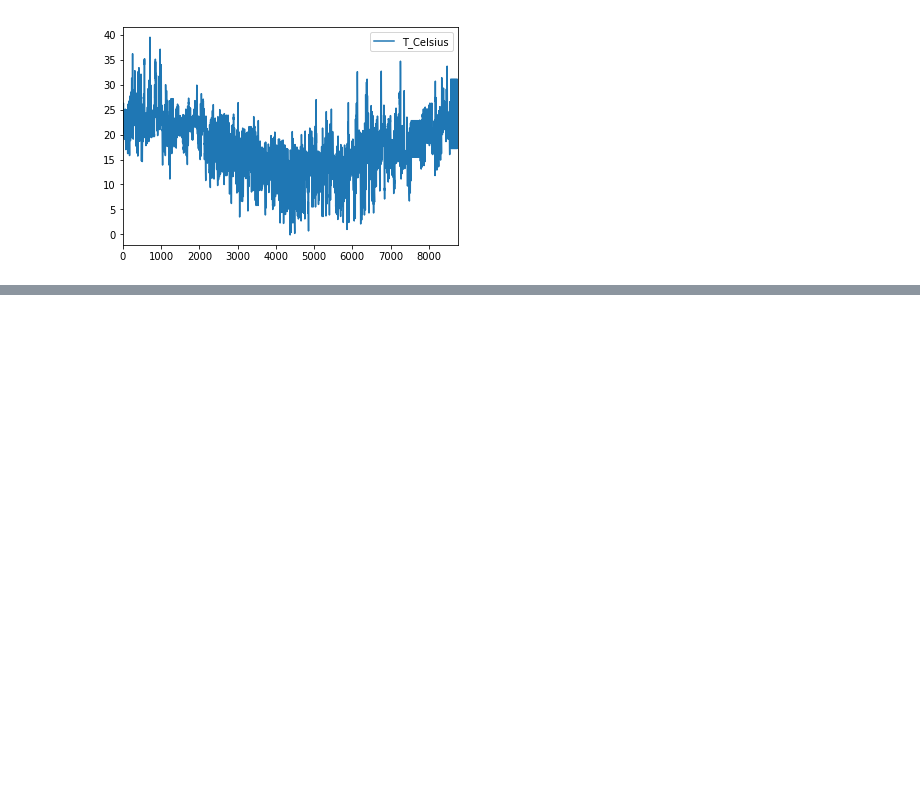
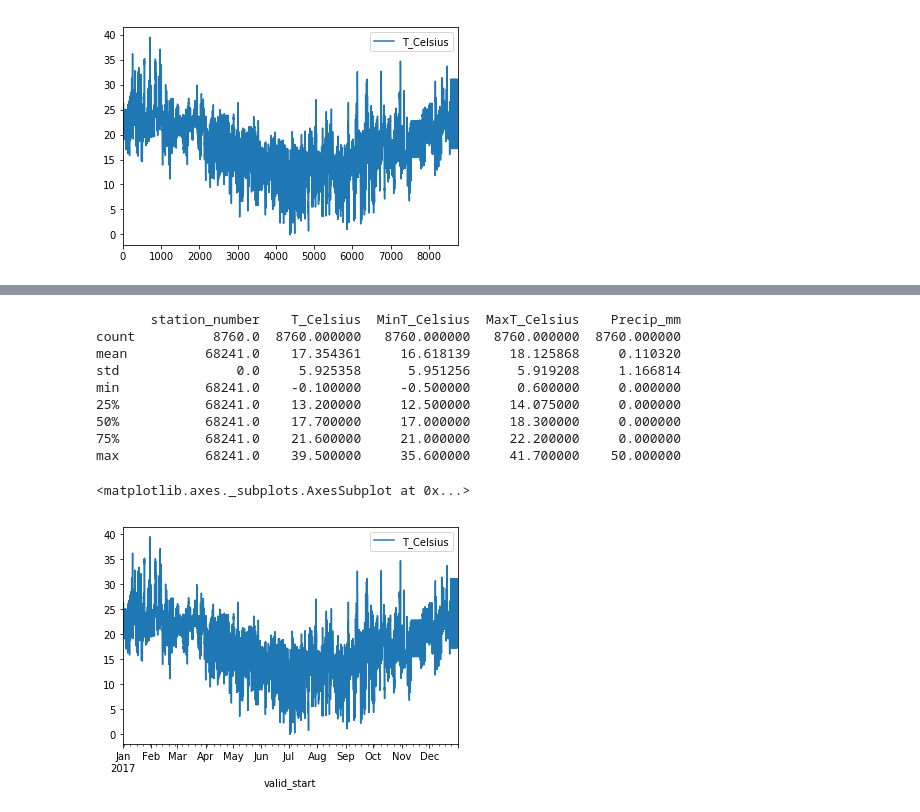
Before and after one commit to GuillaumeRouja/2019-Python-Data-Visualization, a Jupyter notebook: GR_BoM_displaying.ipynb, the cells around one changed output, grey strips where cells are left out. Drawn from its saved outputs; the diff is of its cells as text; code cells hidden in the pictures; blank space fills up the shorter version.

Commit message:
Completed following steps: 1. Horizontal axis display in date format 2. Data grouping (by week)

```diff
--- a/GR_BoM_displaying.ipynb
+++ b/GR_BoM_displaying.ipynb
@@ -54,0 +49,22 @@ https://stackoverflow.com/questions/23859840/python-aggregate-by-month-and-calcu
+# %%
+#After some research, we are told that we can parse the dates and set the valid_start column as an index when reading the data
+
+df1=pd.read_csv("weather2017_1H_68241.csv",parse_dates=['valid_start'],
+                     index_col='valid_start')
+
+print(df1.describe())
+
+df1_T=df1[['T_Celsius']]
+df1_T.plot()
+# %% [output]
+       station_number    T_Celsius  MinT_Celsius  MaxT_Celsius    Precip_mm
+count          8760.0  8760.000000   8760.000000   8760.000000  8760.000000
+mean          68241.0    17.354361     16.618139     18.125868     0.110320
+std               0.0     5.925358      5.951256      5.919208     1.166814
+min           68241.0    -0.100000     -0.500000      0.600000     0.000000
+25%           68241.0    13.200000     12.500000     14.075000     0.000000
+50%           68241.0    17.700000     17.000000     18.300000     0.000000
+75%           68241.0    21.600000     21.000000     22.200000     0.000000
+max           68241.0    39.500000     35.600000     41.700000    50.000000
+<matplotlib.axes._subplots.AxesSubplot at 0x...>
+[figure, added]
```
Also changed, not shown: parts of 15 cells of this notebook, 1 other file.
